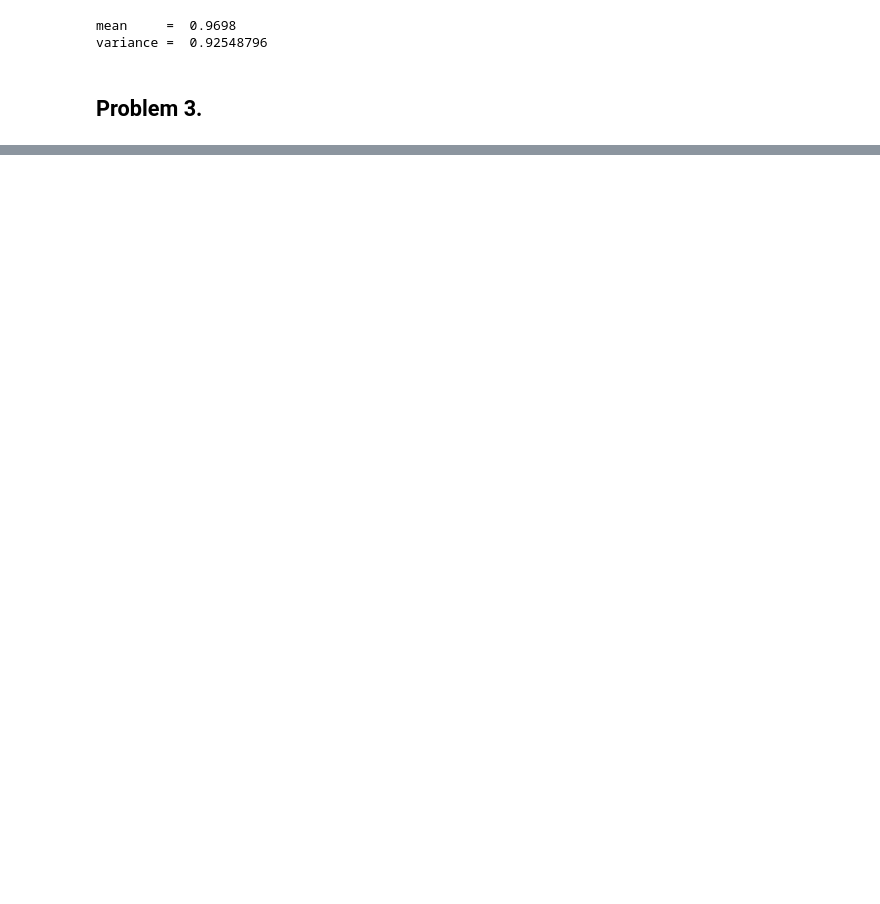
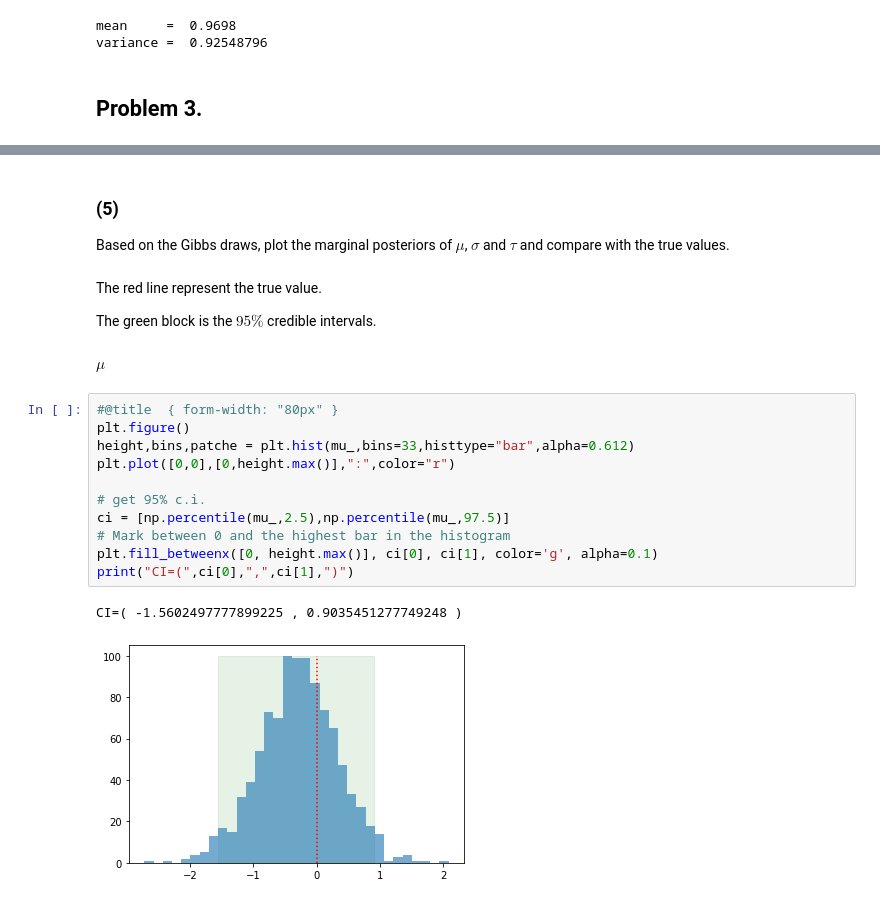
Before and after one commit to Zitong-LU/Bayesian-Theory-and-Computation, a Jupyter notebook: HW/HW1/HW1.ipynb, the cells around one changed output, grey strips where cells are left out. Drawn from its saved outputs; the diff is of its cells as text; blank space fills up the shorter version.

```diff
--- a/HW/HW1/HW1.ipynb
+++ b/HW/HW1/HW1.ipynb
@@ -44,0 +173,23 @@ variance =  0.92548796
+# %% [markdown]
+### (5)
+Based on the Gibbs draws, plot the marginal posteriors of $\mu$, $\sigma$ and $\tau$ and compare with the true values.
+# %% [markdown]
+The red line represent the true value.
+
+The green block is the $95\%$ credible intervals.
+# %% [markdown]
+$\mu$
+# %%
+#@title  { form-width: "80px" }
+plt.figure()
+height,bins,patche = plt.hist(mu_,bins=33,histtype="bar",alpha=0.612)
+plt.plot([0,0],[0,height.max()],":",color="r")
+
+# get 95% c.i.
+ci = [np.percentile(mu_,2.5),np.percentile(mu_,97.5)]
+# Mark between 0 and the highest bar in the histogram
+plt.fill_betweenx([0, height.max()], ci[0], ci[1], color='g', alpha=0.1)
+print("CI=(",ci[0],",",ci[1],")")
+# %% [output]
+CI=( -1.5602497777899225 , 0.9035451277749248 )
+[figure, added]
```
Also changed, not shown: parts of 21 cells of this notebook.
